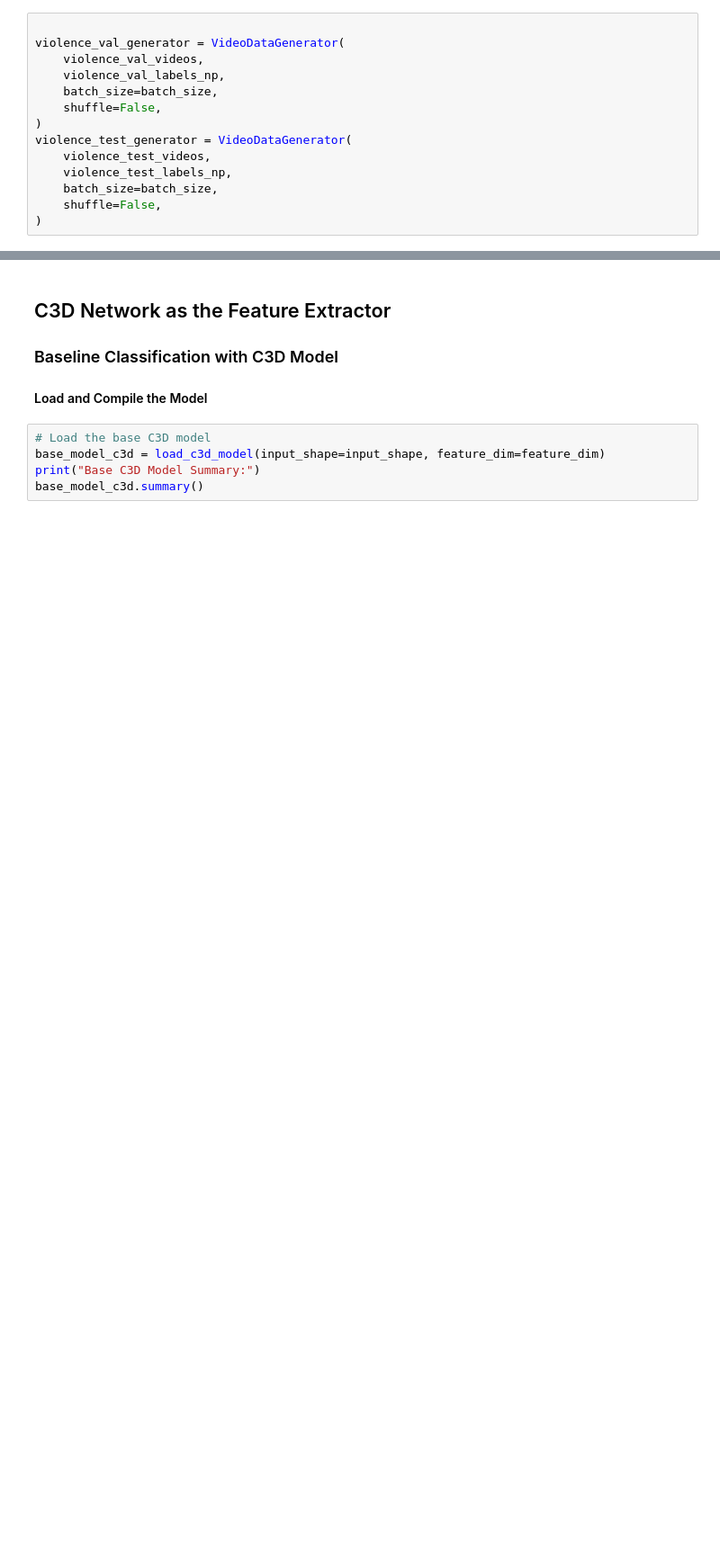
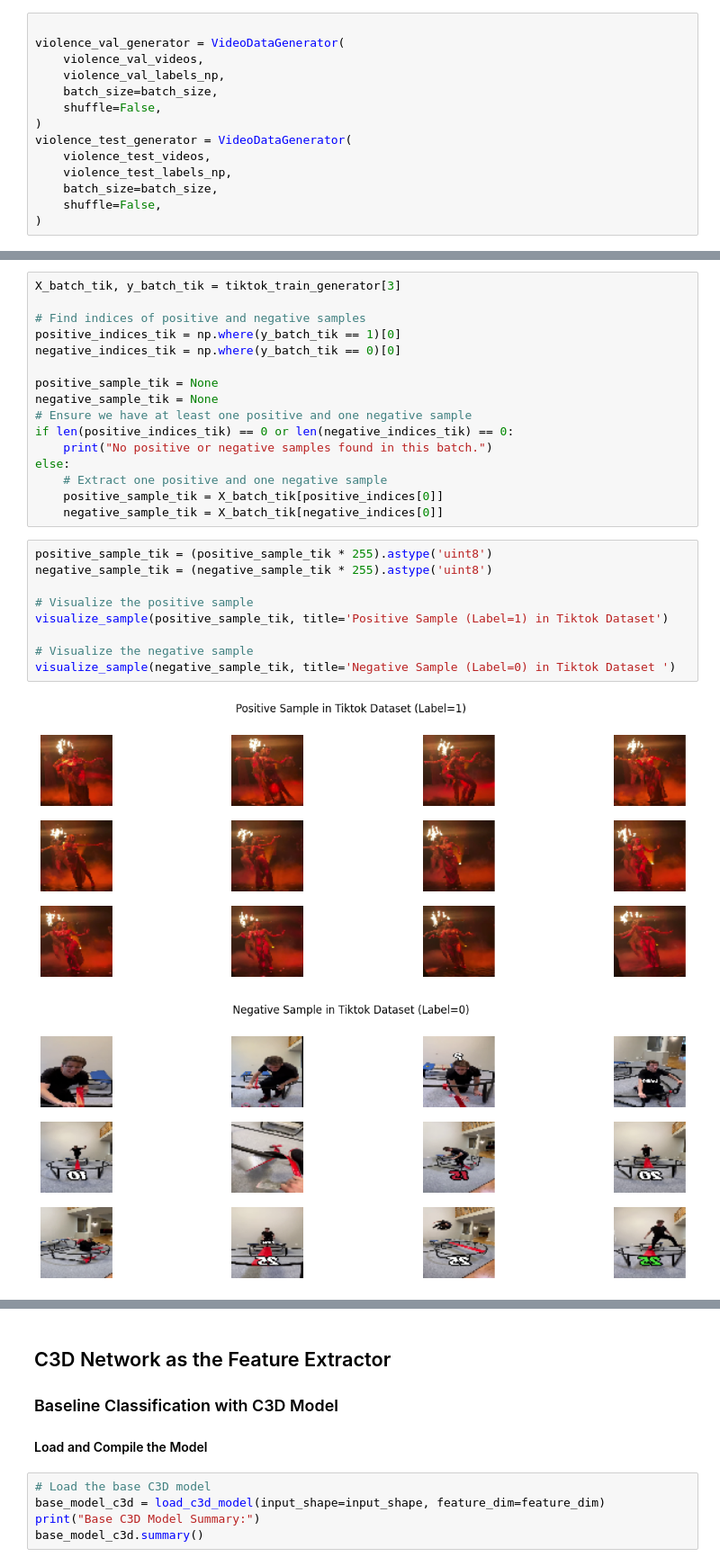
Before and after one commit to kmock930/Autism-Diagnosis-Transfer-Learning, a Jupyter notebook: main.ipynb, the cells around one changed output, grey strips where cells are left out. Shown at 90% size. Drawn from its saved outputs; the diff is of its cells as text; blank space fills up the shorter version.

```diff
--- a/main.ipynb
+++ b/main.ipynb
@@ -204 +214,29 @@ violence_test_generator = VideoDataGenerator(
+# %%
+X_batch_tik, y_batch_tik = tiktok_train_generator[3]
+
+# Find indices of positive and negative samples
+positive_indices_tik = np.where(y_batch_tik == 1)[0]
+negative_indices_tik = np.where(y_batch_tik == 0)[0]
+
+positive_sample_tik = None
+negative_sample_tik = None
+# Ensure we have at least one positive and one negative sample
+if len(positive_indices_tik) == 0 or len(negative_indices_tik) == 0:
+    print("No positive or negative samples found in this batch.")
+else:
+    # Extract one positive and one negative sample
+    positive_sample_tik = X_batch_tik[positive_indices[0]]
+    negative_sample_tik = X_batch_tik[negative_indices[0]]
+# %%
+positive_sample_tik = (positive_sample_tik * 255).astype('uint8')
+negative_sample_tik = (negative_sample_tik * 255).astype('uint8')
+
+# Visualize the positive sample
+visualize_sample(positive_sample_tik, title='Positive Sample (Label=1) in Tiktok Dataset')
+
+# Visualize the negative sample
+visualize_sample(negative_sample_tik, title='Negative Sample (Label=0) in Tiktok Dataset ')
+# %% [output]
+[figure, added]
+[figure, added]
 # %%
```
Also changed, not shown: parts of 6 cells of this notebook.
